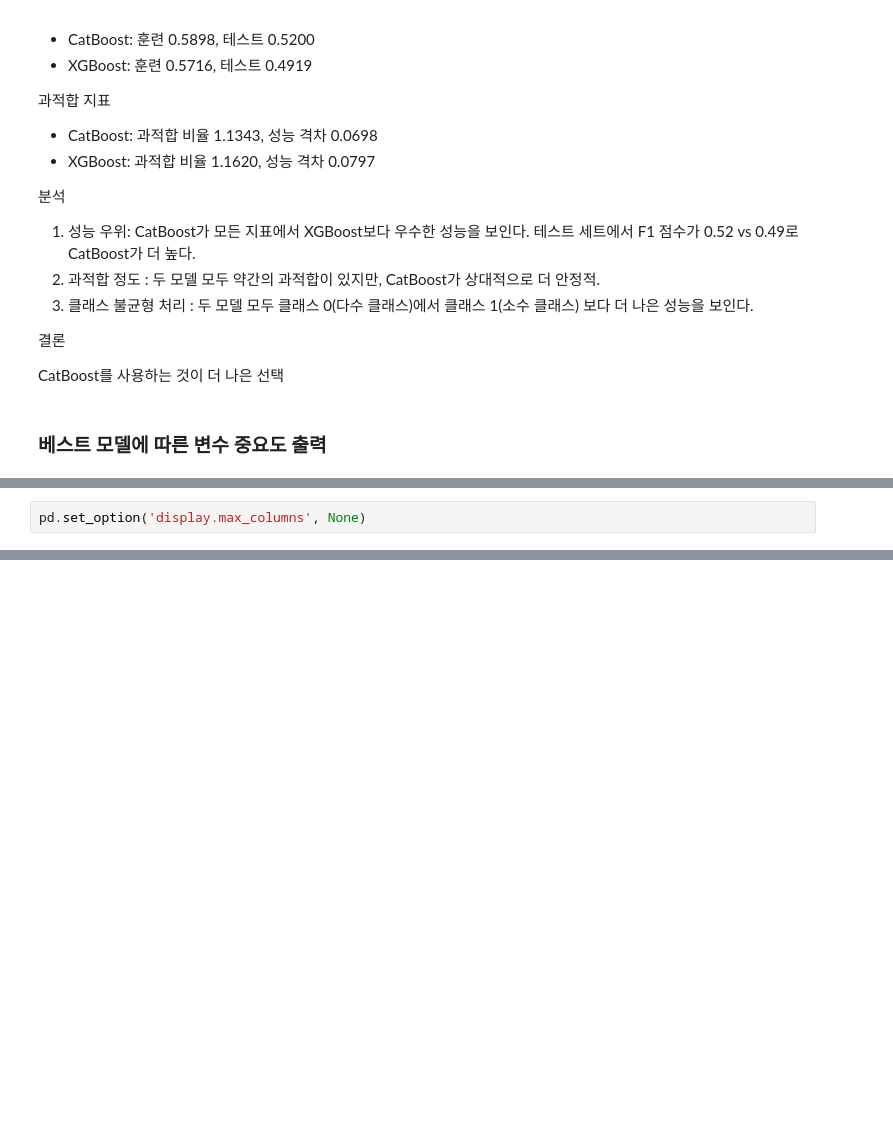
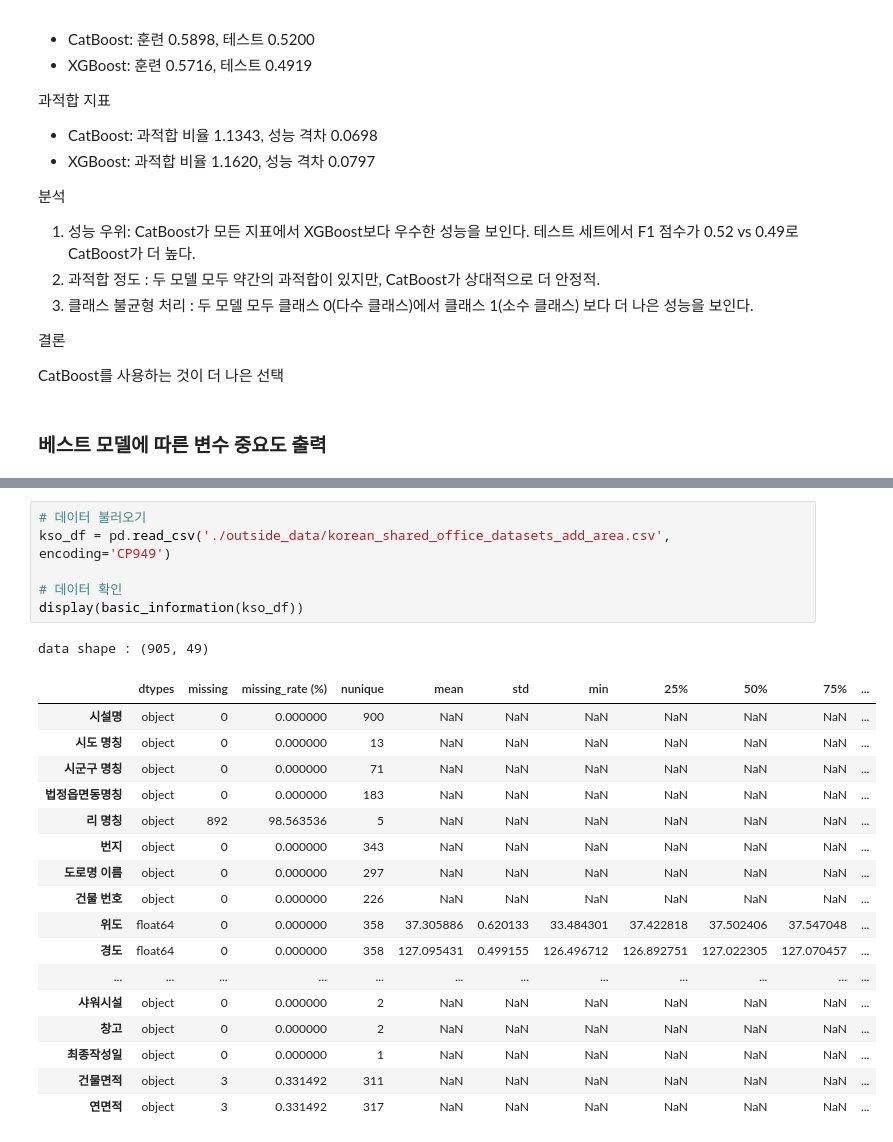
Before and after one commit to saeraniren/intermediate_project2, a Jupyter notebook: lwc_main.ipynb, the cells around one changed output, grey strips where cells are left out. Drawn from its saved outputs; the diff is of its cells as text; blank space fills up the shorter version.

```diff
--- a/lwc_main.ipynb
+++ b/lwc_main.ipynb
@@ -1405,2 +1392,0 @@ display(importance_df)
-# %%
-pd.set_option('display.max_columns', None)
@@ -1523,0 +1568,25 @@ ValueError: Length of values (900) does not match length of index (905)
+# %%
+# 데이터 불러오기
+kso_df = pd.read_csv('./outside_data/korean_shared_office_datasets_add_area.csv', encoding='CP949')
+
+# 데이터 확인
+display(basic_information(kso_df))
+# %% [output]
+data shape : (905, 49)
+|  | dtypes | missing | missing_rate (%) | nunique | mean | std | min | 25% | 50% | 75% | ... |
+| 시설명 | object | 0 | 0.000000 | 900 | NaN | NaN | NaN | NaN | NaN | NaN | ... |
+| 시도 명칭 | object | 0 | 0.000000 | 13 | NaN | NaN | NaN | NaN | NaN | NaN | ... |
+| 시군구 명칭 | object | 0 | 0.000000 | 71 | NaN | NaN | NaN | NaN | NaN | NaN | ... |
+| 법정읍면동명칭 | object | 0 | 0.000000 | 183 | NaN | NaN | NaN | NaN | NaN | NaN | ... |
+| 리 명칭 | object | 892 | 98.563536 | 5 | NaN | NaN | NaN | NaN | NaN | NaN | ... |
+| 번지 | object | 0 | 0.000000 | 343 | NaN | NaN | NaN | NaN | NaN | NaN | ... |
+| 도로명 이름 | object | 0 | 0.000000 | 297 | NaN | NaN | NaN | NaN | NaN | NaN | ... |
+| 건물 번호 | object | 0 | 0.000000 | 226 | NaN | NaN | NaN | NaN | NaN | NaN | ... |
+| 위도 | float64 | 0 | 0.000000 | 358 | 37.305886 | 0.620133 | 33.484301 | 37.422818 | 37.502406 | 37.547048 | ... |
+| 경도 | float64 | 0 | 0.000000 | 358 | 127.095431 | 0.499155 | 126.496712 | 126.892751 | 127.022305 | 127.070457 | ... |
+| ... | ... | ... | ... | ... | ... | ... | ... | ... | ... | ... | ... |
+| 샤워시설 | object | 0 | 0.000000 | 2 | NaN | NaN | NaN | NaN | NaN | NaN | ... |
+| 창고 | object | 0 | 0.000000 | 2 | NaN | NaN | NaN | NaN | NaN | NaN | ... |
+| 최종작성일 | object | 0 | 0.000000 | 1 | NaN | NaN | NaN | NaN | NaN | NaN | ... |
+| 건물면적 | object | 3 | 0.331492 | 311 | NaN | NaN | NaN | NaN | NaN | NaN | ... |
+| 연면적 | object | 3 | 0.331492 | 317 | NaN | NaN | NaN | NaN | NaN | NaN | ... |
```
Also changed, not shown: parts of 21 cells of this notebook, 3 other files.
